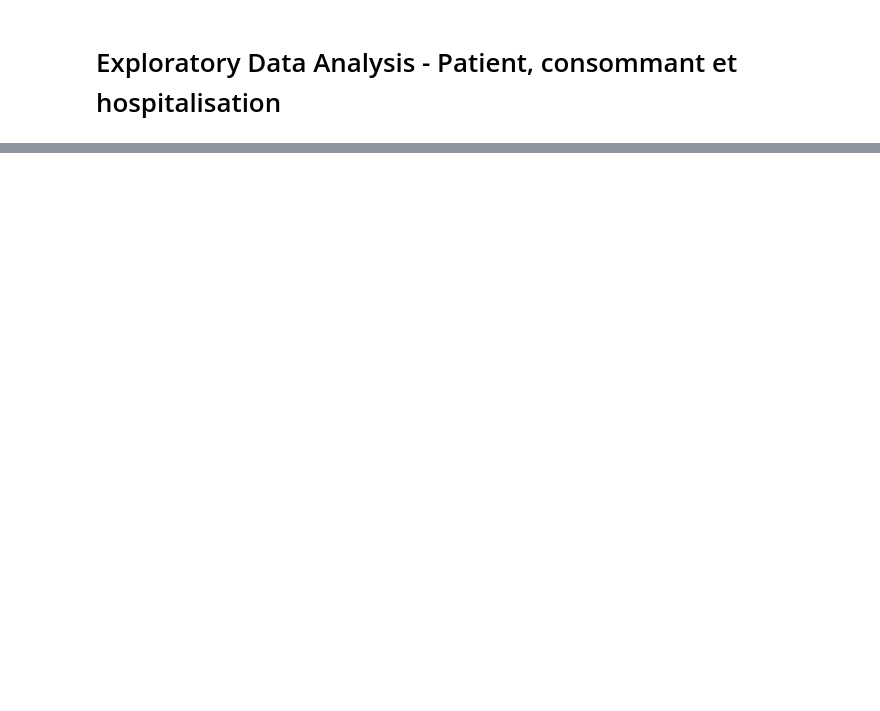
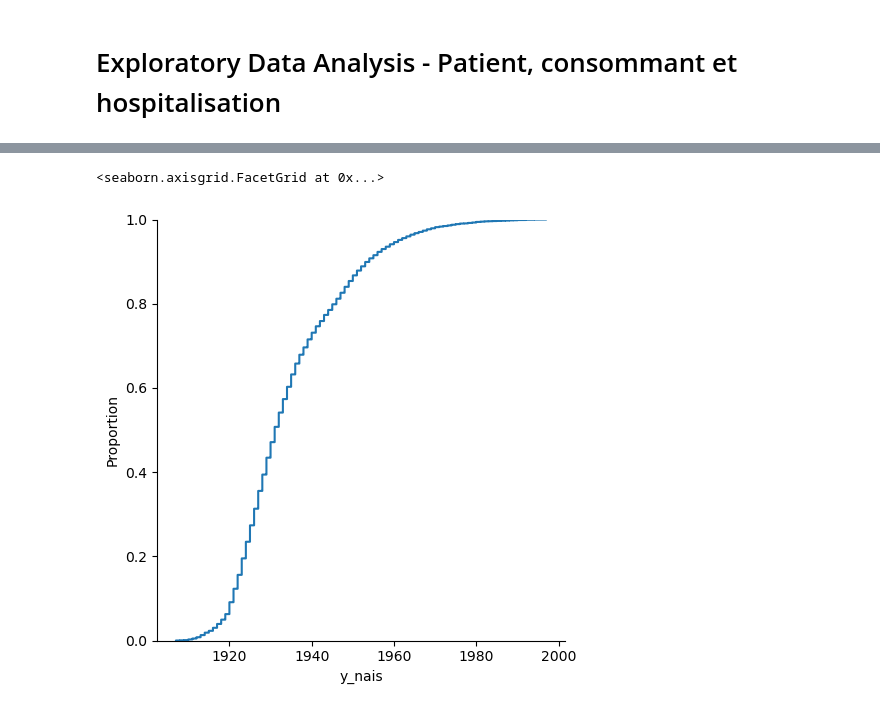
Before and after one commit to Kirscher/TextMining_Parcours_de_soin, a Jupyter notebook: EDA.ipynb, the cells around one changed output, grey strips where cells are left out. Cells and saved outputs as stored; diff of their text form; code cells hidden in the pictures; blank space fills up the shorter version.

```diff
--- a/EDA.ipynb
+++ b/EDA.ipynb
@@ -9,0 +35,5 @@ patient=pd.read_csv("patient_anonyme.csv")
+# %%
+sns.displot(patient, x="y_nais", kind="ecdf")
+# %% [output]
+<seaborn.axisgrid.FacetGrid at 0x...>
+[figure, added]
```
Also changed, not shown: parts of 15 cells of this notebook.
